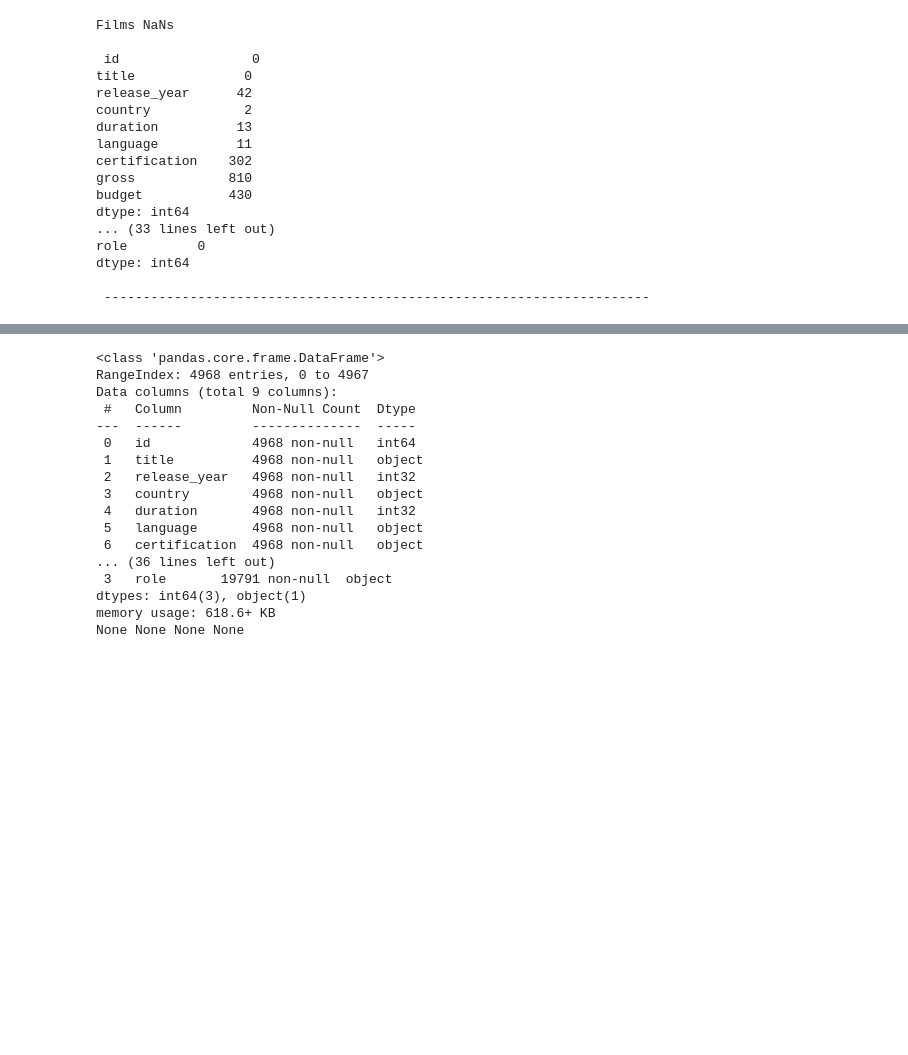
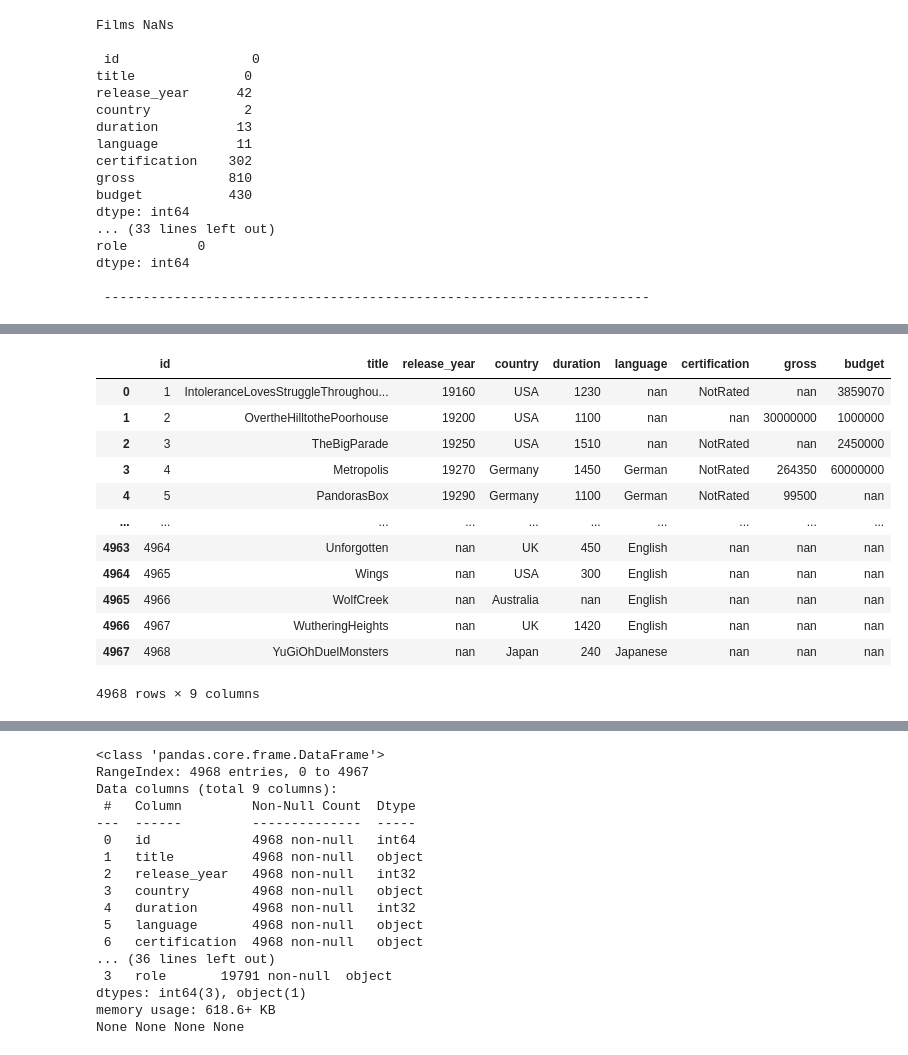
Before and after one commit to Fi-Ras/PROJECTS, a Jupyter notebook: 0-Python&SQL/0-DATA PREPARATION.ipynb, the cells around one changed output, grey strips where cells are left out. Saved outputs shown, nothing was run; the diff lists cells and outputs as text; code cells hidden in the pictures; blank space fills up the shorter version.

```diff
--- a/0-Python&SQL/0-DATA PREPARATION.ipynb
+++ b/0-Python&SQL/0-DATA PREPARATION.ipynb
@@ -195,0 +248,26 @@ dtype: int64
+# %%
+# Define a function to remove unauthorized characters
+def clean_text(text):
+    text = re.sub(r'[^A-Za-z0-9]+', '', str(text))  # Convert to string here
+    return text
+
+# List of columns to clean
+columns_to_clean = df1.columns
+
+# Apply the function to the selected columns
+df1[columns_to_clean] = df1[columns_to_clean].applymap(clean_text)
+df1
+# %% [output]
+|  | id | title | release_year | country | duration | language | certification | gross | budget |
+| 0 | 1 | IntoleranceLovesStruggleThroughou... | 19160 | USA | 1230 | nan | NotRated | nan | 3859070 |
+| 1 | 2 | OvertheHilltothePoorhouse | 19200 | USA | 1100 | nan | nan | 30000000 | 1000000 |
+| 2 | 3 | TheBigParade | 19250 | USA | 1510 | nan | NotRated | nan | 2450000 |
+| 3 | 4 | Metropolis | 19270 | Germany | 1450 | German | NotRated | 264350 | 60000000 |
+| 4 | 5 | PandorasBox | 19290 | Germany | 1100 | German | NotRated | 99500 | nan |
+| ... | ... | ... | ... | ... | ... | ... | ... | ... | ... |
+| 4963 | 4964 | Unforgotten | nan | UK | 450 | English | nan | nan | nan |
+| 4964 | 4965 | Wings | nan | USA | 300 | English | nan | nan | nan |
+| 4965 | 4966 | WolfCreek | nan | Australia | nan | English | nan | nan | nan |
+| 4966 | 4967 | WutheringHeights | nan | UK | 1420 | English | nan | nan | nan |
+| 4967 | 4968 | YuGiOhDuelMonsters | nan | Japan | 240 | Japanese | nan | nan | nan |
+4968 rows × 9 columns
```
Also changed, not shown: parts of 18 cells of this notebook.
